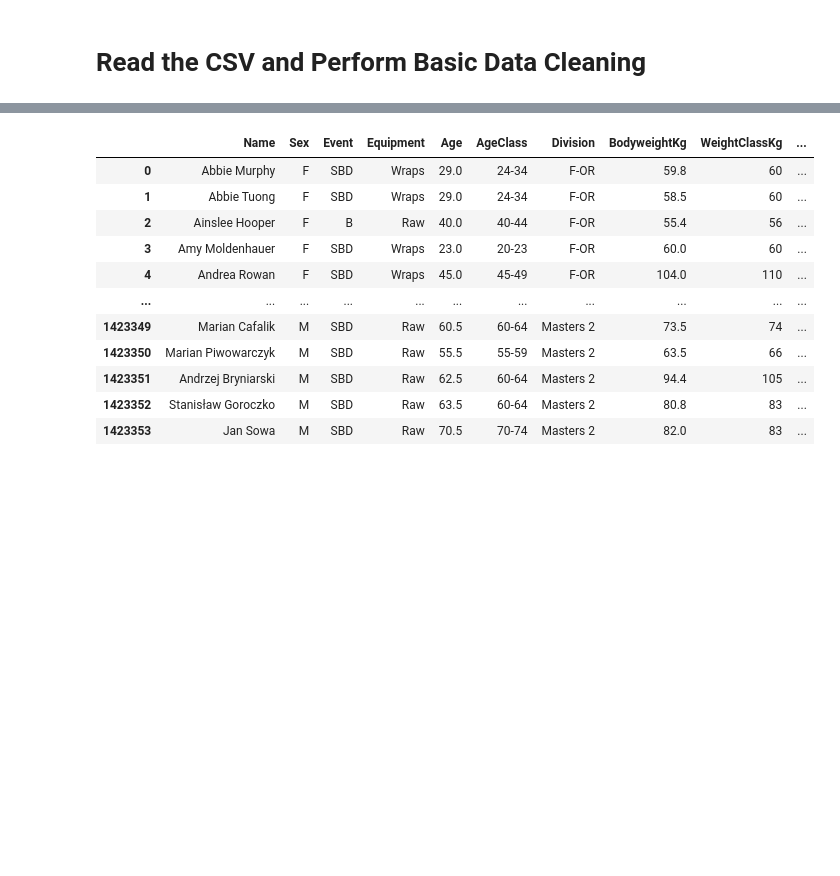
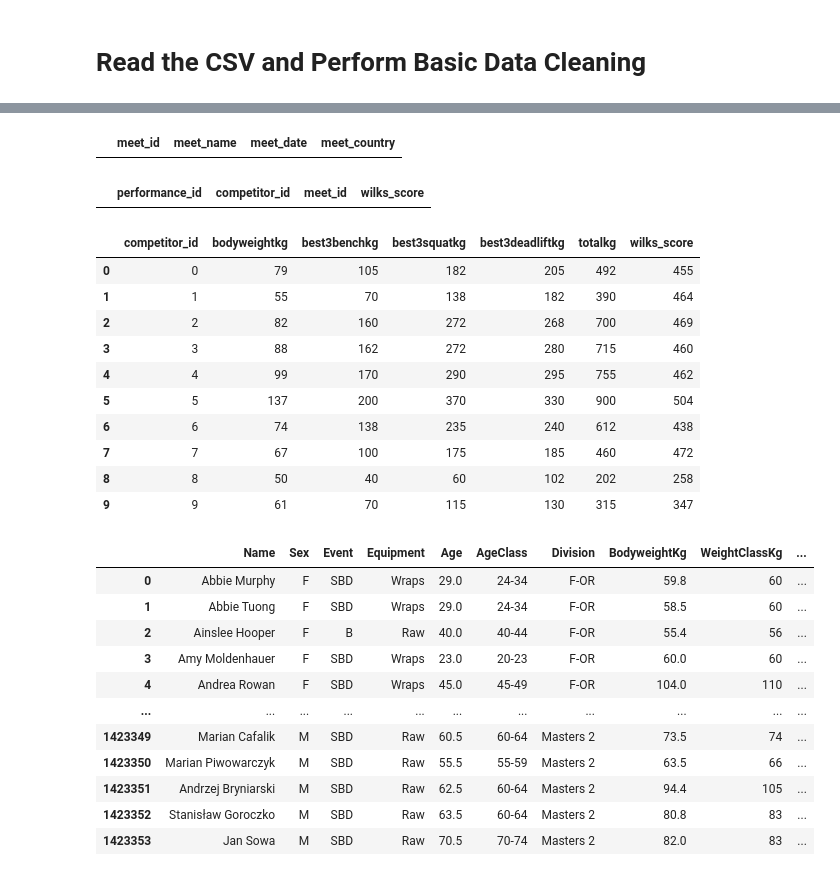
Before and after one commit to bryhnguyen/Future_Of_Powerlifting_Analysis, a Jupyter notebook: Machine_Learning_Model/Project_simple_ML_model.ipynb, the cells around one changed output, grey strips where cells are left out. Drawn from its saved outputs; the diff is of its cells as text; code cells hidden in the pictures; blank space fills up the shorter version.

Commit message:
Added connect string to ML model

```diff
--- a/Machine_Learning_Model/Project_simple_ML_model.ipynb
+++ b/Machine_Learning_Model/Project_simple_ML_model.ipynb
@@ -23,3 +28,33 @@ columns = ['Name', 'Sex', 'Event', 'Equipment', 'Age', 'AgeClass', 'Division',
        'Federation', 'Date', 'MeetCountry', 'MeetState', 'MeetName']
 
 target = ['TotalKg']
+# %%
+conn_string = "host='project-database.c34a9viyb12x.us-east-1.rds.amazonaws.com' dbname='FuturePowerLifting' port='5432' user='postgres' password='Fantastic'"
+
+conn = psycopg2.connect(conn_string)
+test_query_comp = "SELECT * FROM competitor"
+test_query_meet = "SELECT * FROM meet"
+test_query_perf = "SELECT * FROM performance"
+test_query_totalkg = "SELECT * FROM totalkg"
+conn.set_client_encoding('UNICODE')
+cursor = conn.cursor()
+
+cursor.execute(test_query_meet)
+colnames = [desc[0] for desc in cursor.description]
+df_imp = cursor.fetchall()
+df_meet = pd.DataFrame(data=df_imp, columns=colnames)
+
+cursor.execute(test_query_perf)
+colnames = [desc[0] for desc in cursor.description]
+df_imp = cursor.fetchall()
+df_perf = pd.DataFrame(data=df_imp, columns=colnames)
+
+cursor.execute(test_query_comp)
+colnames = [desc[0] for desc in cursor.description]
+df_imp = cursor.fetchall()
+df_comp = pd.DataFrame(data=df_imp, columns=colnames)
+
+cursor.execute(test_query_totalkg)
+colnames = [desc[0] for desc in cursor.description]
+df_imp = cursor.fetchall()
+df_totalkg = pd.DataFrame(data=df_imp, columns=colnames)
@@ -26,3 +75,25 @@ target = ['TotalKg']
+# %%
+df_meet.head(10)
+# %% [output]
+|  | meet_id | meet_name | meet_date | meet_country |
+# %%
+df_perf.head(10)
+# %% [output]
+|  | performance_id | competitor_id | meet_id | wilks_score |
+# %%
+df_totalkg.head(10)
+# %% [output]
+|  | competitor_id | bodyweightkg | best3benchkg | best3squatkg | best3deadliftkg | totalkg | wilks_score |
+| 0 | 0 | 79 | 105 | 182 | 205 | 492 | 455 |
+| 1 | 1 | 55 | 70 | 138 | 182 | 390 | 464 |
+| 2 | 2 | 82 | 160 | 272 | 268 | 700 | 469 |
+| 3 | 3 | 88 | 162 | 272 | 280 | 715 | 460 |
+| 4 | 4 | 99 | 170 | 290 | 295 | 755 | 462 |
+| 5 | 5 | 137 | 200 | 370 | 330 | 900 | 504 |
+| 6 | 6 | 74 | 138 | 235 | 240 | 612 | 438 |
+| 7 | 7 | 67 | 100 | 175 | 185 | 460 | 472 |
+| 8 | 8 | 50 | 40 | 60 | 102 | 202 | 258 |
+| 9 | 9 | 61 | 70 | 115 | 130 | 315 | 347 |
 # %%
 #Read data into DataFrame
 file_path = Path('..\Resources\openpowerlifting.csv')
```
Also changed, not shown: parts of 3 cells of this notebook.
